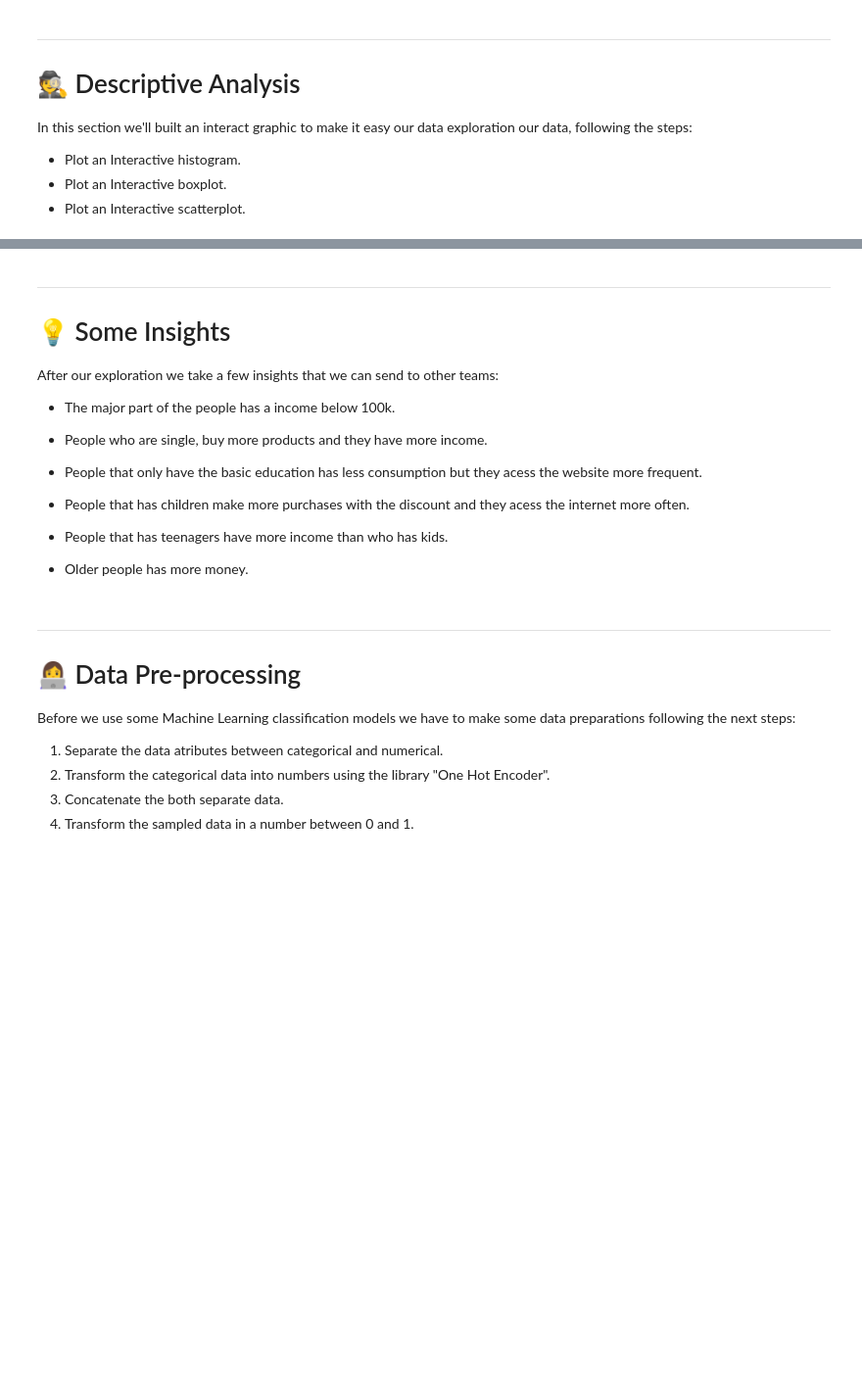
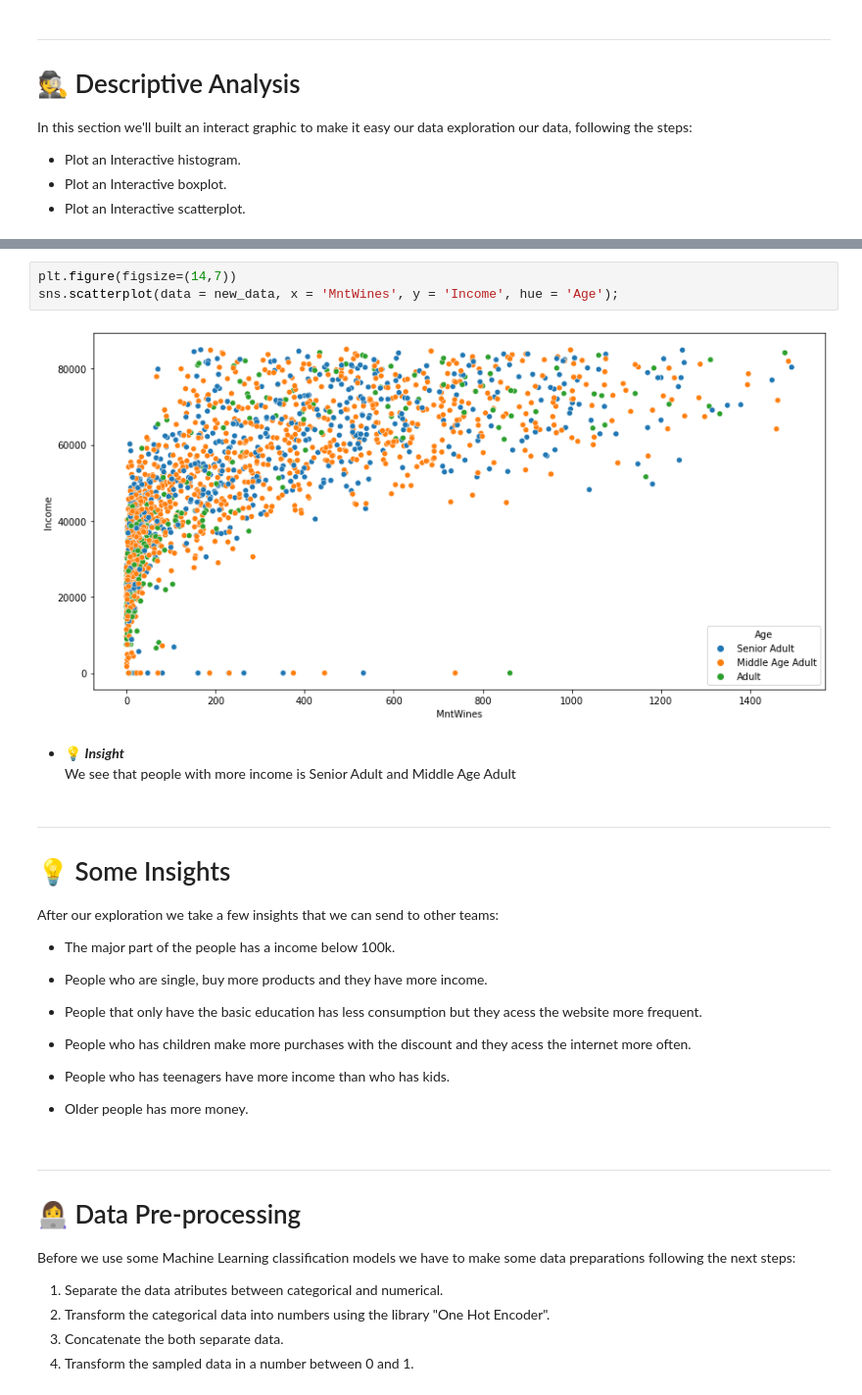
Before and after one commit to denisshiki/Customer-Analysis, a Jupyter notebook: client_behavior.ipynb, the cells around one changed output, grey strips where cells are left out. Shown: that part at 98% size. Cells and saved outputs as stored; diff of their text form; blank space fills up the shorter version.

```diff
--- a/client_behavior.ipynb
+++ b/client_behavior.ipynb
@@ -197,3 +232,11 @@ interactive(children=(Dropdown(description='X atribute:', options=('ID', 'Year_B
+# %%
+plt.figure(figsize=(14,7))
+sns.scatterplot(data = new_data, x = 'MntWines', y = 'Income', hue = 'Age');
+# %% [output]
+[figure, added]
+# %% [markdown]
+ - 💡 ***Insight*** <br>
+We see that people with more income is Senior Adult and Middle Age Adult
 # %% [markdown]
 ___
 
@@ -207,9 +250,9 @@ After our exploration we take a few insights that we can send to other teams:
 
 - People that only have the basic education has less consumption but they acess the website more frequent.
 
-- People that has children make more purchases with the discount and they acess the internet more often.
+- People who has children make more purchases with the discount and they acess the internet more often.
 
-- People that has teenagers have more income than who has kids.
+- People who has teenagers have more income than who has kids.
 
 - Older people has more money.
 # %% [markdown]
```
Also changed, not shown: parts of 13 cells of this notebook.
